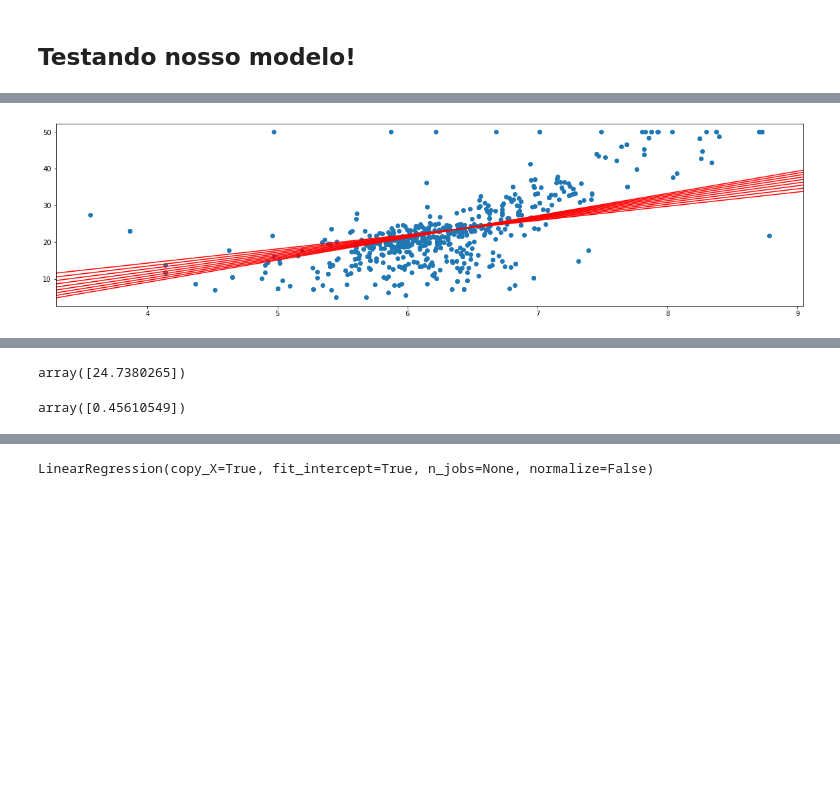
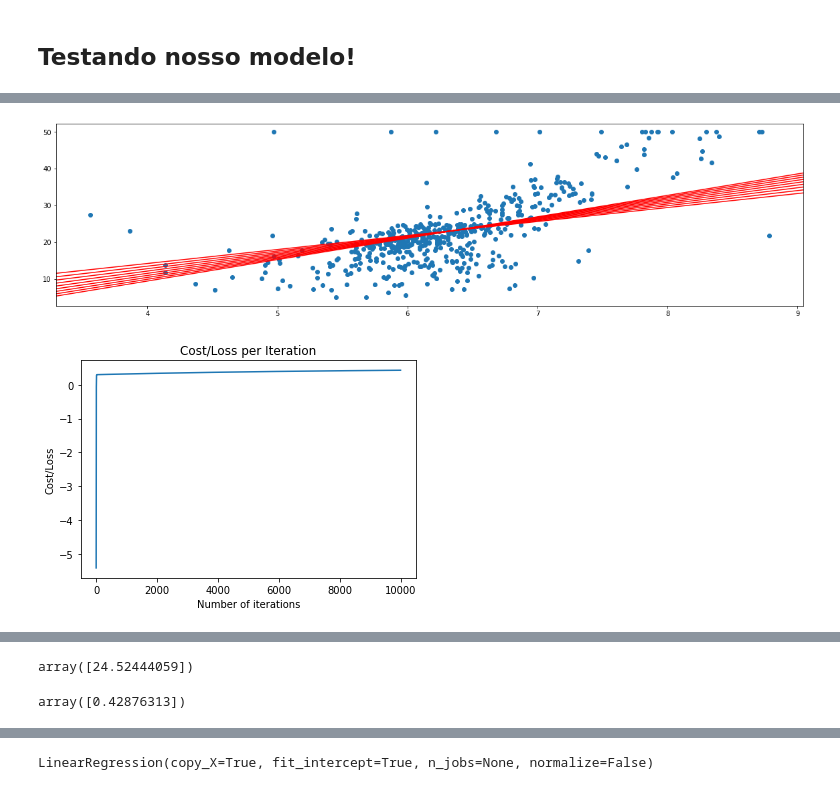
Before and after one commit to tarsisazevedo/pybr-tutorial, a Jupyter notebook: Exploratory Analysis.ipynb, the cells around one changed output, grey strips where cells are left out. Saved outputs shown, nothing was run; the diff lists cells and outputs as text; code cells hidden in the pictures; blank space fills up the shorter version.

Commit message:
update linear regression with sthocastic method."

```diff
--- a/Exploratory Analysis.ipynb
+++ b/Exploratory Analysis.ipynb
@@ -290,14 +296,15 @@ Agora que sabemos da relação linear das principais features, vamos desenvolver
 # %%
 %%time
 
 import numpy
 from linear_regression import linear_regression
 
 X = numpy.array(boston_df["rm"]).reshape(-1,1)
 y = numpy.array(boston_df["medv"]).reshape(-1,1)
 
 pyplot.figure(figsize=(20, 5))
-t0, t1 = linear_regression.fit(X, y)
+t0, t1 = linear_regression.fit(X, y, plot_gradient_graph=True)
 model_rm = linear_regression.generate_model(t0, t1)
 # %% [output]
 [figure]
+[figure, added]
@@ -306,11 +313,11 @@ Wall time: 50.3 s
 # %%
 model_rm(6.575)
 # %% [output]
-array([24.7380265])
+array([24.52444059])
 # %%
 linear_regression.cost(t0, t1, X, y)
 # %% [output]
-array([0.45610549])
+array([0.42876313])
 # %% [markdown]
 ### CONSEGUIMOS!
 
```
Also changed, not shown: parts of 15 cells of this notebook, 1 other file.
